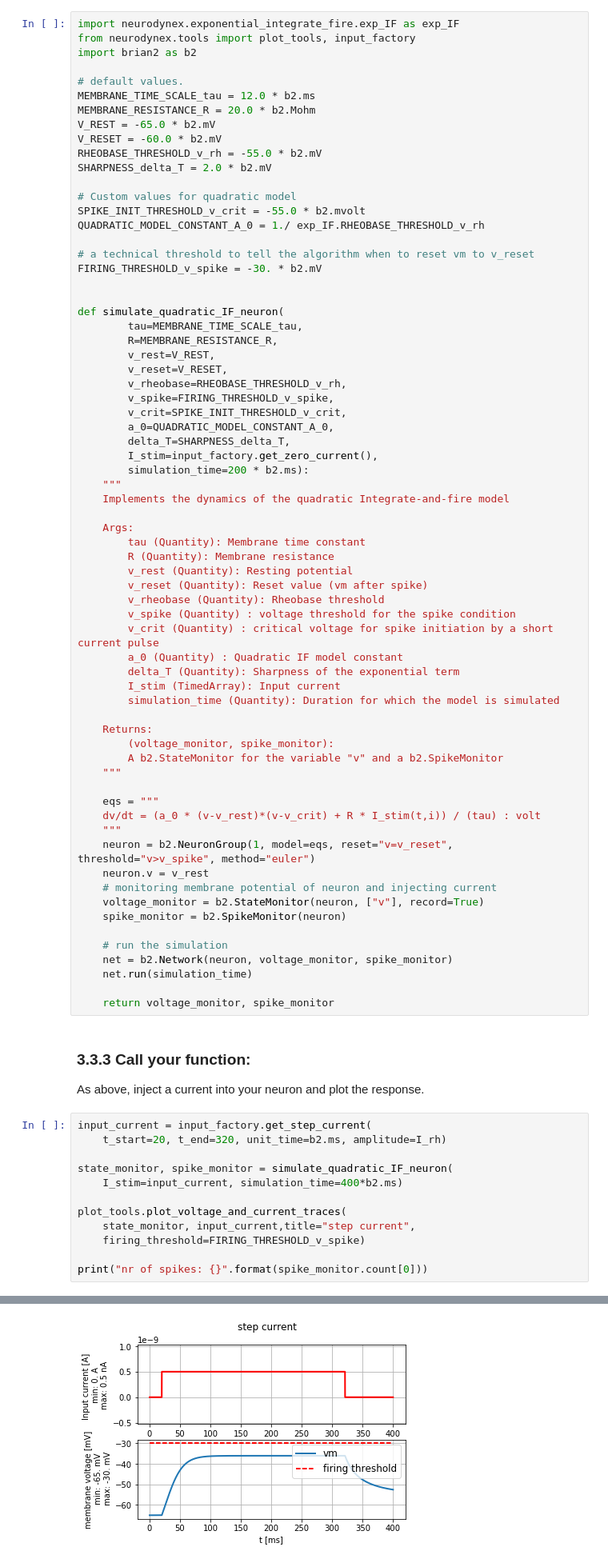
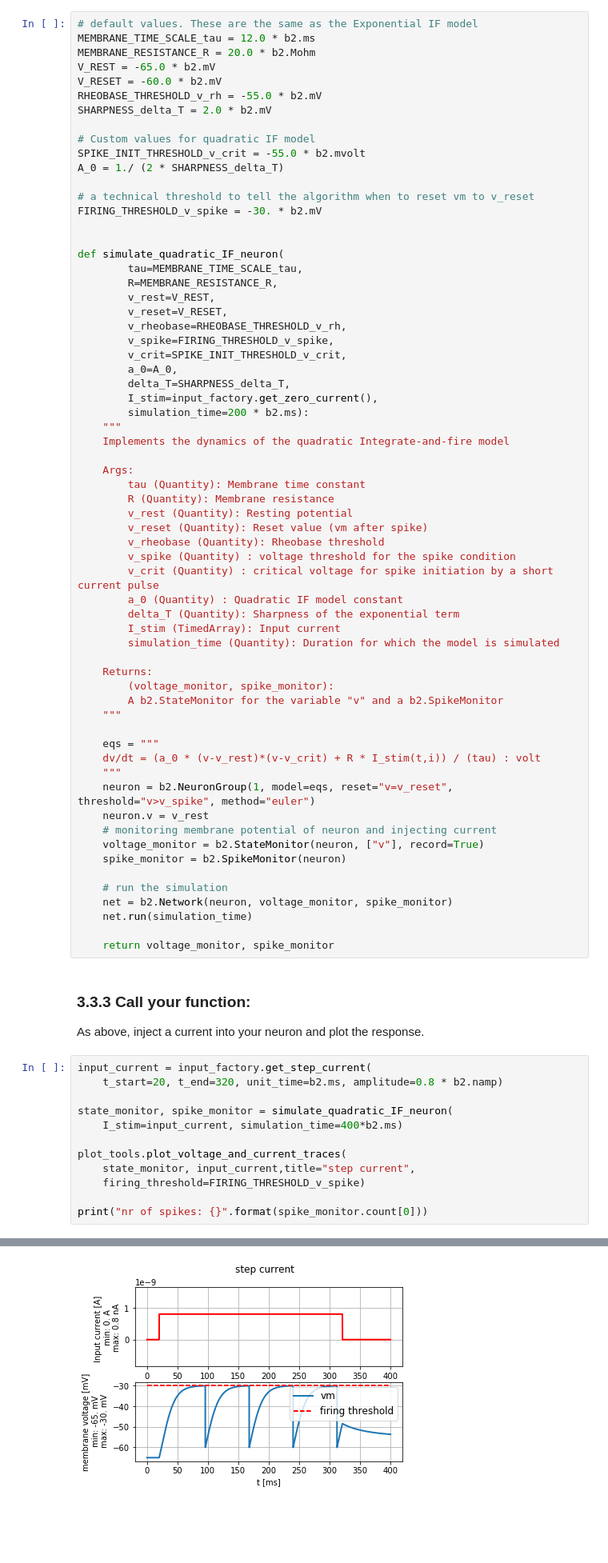
Before and after one commit to TristanBesson/bmnn, a Jupyter notebook: Ex3_Dylan_Bourgeois_000.ipynb, the cells around one changed output, grey strips where cells are left out. Shown at 80% size. Drawn from its saved outputs; the diff is of its cells as text; blank space fills up the shorter version.

```diff
--- a/Ex3_Dylan_Bourgeois_000.ipynb
+++ b/Ex3_Dylan_Bourgeois_000.ipynb
@@ -198,9 +209,5 @@ http://neuronaldynamics.epfl.ch/online/Ch5.S3.html
 # %%
-import neurodynex.exponential_integrate_fire.exp_IF as exp_IF
-from neurodynex.tools import plot_tools, input_factory
-import brian2 as b2
-
-# default values.
+# default values. These are the same as the Exponential IF model
 MEMBRANE_TIME_SCALE_tau = 12.0 * b2.ms
 MEMBRANE_RESISTANCE_R = 20.0 * b2.Mohm
 V_REST = -65.0 * b2.mV
@@ -208,9 +215,9 @@ V_RESET = -60.0 * b2.mV
 RHEOBASE_THRESHOLD_v_rh = -55.0 * b2.mV
 SHARPNESS_delta_T = 2.0 * b2.mV
 
-# Custom values for quadratic model
+# Custom values for quadratic IF model
 SPIKE_INIT_THRESHOLD_v_crit = -55.0 * b2.mvolt
-QUADRATIC_MODEL_CONSTANT_A_0 = 1./ exp_IF.RHEOBASE_THRESHOLD_v_rh
+A_0 = 1./ (2 * SHARPNESS_delta_T)
 
 # a technical threshold to tell the algorithm when to reset vm to v_reset
 FIRING_THRESHOLD_v_spike = -30. * b2.mV
@@ -224,7 +231,7 @@ def simulate_quadratic_IF_neuron(
         v_rheobase=RHEOBASE_THRESHOLD_v_rh,
         v_spike=FIRING_THRESHOLD_v_spike,
         v_crit=SPIKE_INIT_THRESHOLD_v_crit,
-        a_0=QUADRATIC_MODEL_CONSTANT_A_0,
+        a_0=A_0,
         delta_T=SHARPNESS_delta_T,
         I_stim=input_factory.get_zero_current(),
         simulation_time=200 * b2.ms):
@@ -268,7 +275,7 @@ def simulate_quadratic_IF_neuron(
 As above, inject a current into your neuron and plot the response.
 # %%
 input_current = input_factory.get_step_current(
-    t_start=20, t_end=320, unit_time=b2.ms, amplitude=I_rh)
+    t_start=20, t_end=320, unit_time=b2.ms, amplitude=0.8 * b2.namp)
 
 state_monitor, spike_monitor = simulate_quadratic_IF_neuron(
     I_stim=input_current, simulation_time=400*b2.ms)
@@ -283,4 +290,4 @@ nr of spikes: 0
-[figure, old version]
+[figure, new version]
 # %% [markdown]
 ### 3.3.4 Approximate the exponential model
 * The quadratic model has three parameters: a0, v_rest and vc (note that this v_rest is different from the v_rest of the exponential model). They can be chosen such that the quadratic model approximates the exponential model. Read the box "Example: Approximating the exponential integrate-and-fire" in chapter http://neuronaldynamics.epfl.ch/online/Ch5.S3.html and make sure you understand figure 5.8.
```
Also changed, not shown: parts of 6 cells of this notebook.
